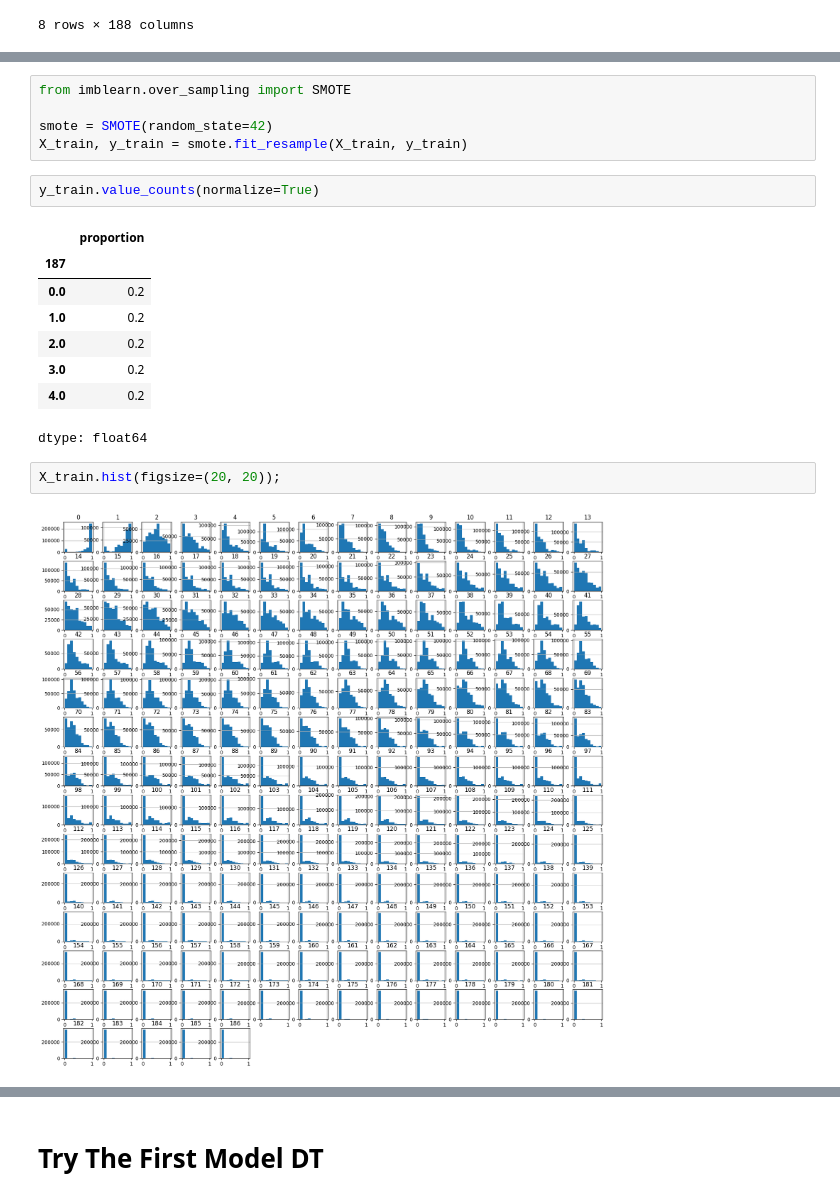
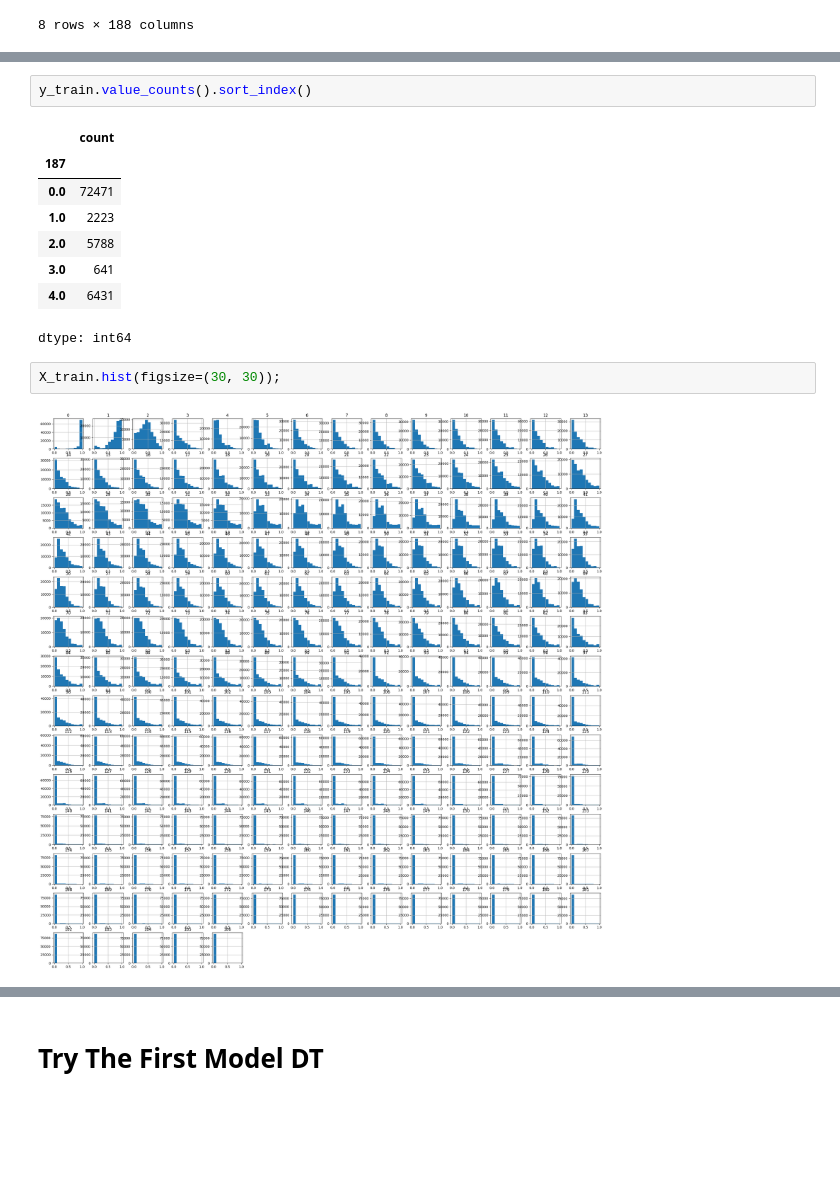
Before and after one commit to wadeea23/ECG-Based-Heartbeat-Classification-Using-Machine-Learning, a Jupyter notebook: caps.ipynb, the cells around one changed output, grey strips where cells are left out. Saved outputs shown, nothing was run; the diff lists cells and outputs as text; blank space fills up the shorter version.

```diff
--- a/caps.ipynb
+++ b/caps.ipynb
@@ -171,23 +139,18 @@ Successfully installed imbalanced-learn-0.14.2 imblearn-0.0 sklearn-compat-0.1.6
-# %%
-from imblearn.over_sampling import SMOTE
-
-smote = SMOTE(random_state=42)
-X_train, y_train = smote.fit_resample(X_train, y_train)
 # %%
-y_train.value_counts(normalize=True)
+y_train.value_counts().sort_index()
 # %% [output]
-|  | proportion |
+|  | count |
 | 187 |  |
-| 0.0 | 0.2 |
-| 1.0 | 0.2 |
-| 2.0 | 0.2 |
-| 3.0 | 0.2 |
-| 4.0 | 0.2 |
+| 0.0 | 72471 |
+| 1.0 | 2223 |
+| 2.0 | 5788 |
+| 3.0 | 641 |
+| 4.0 | 6431 |
-dtype: float64
+dtype: int64
 # %%
-X_train.hist(figsize=(20, 20));
+X_train.hist(figsize=(30, 30));
 # %% [output]
-[figure, old version]
+[figure, new version]
 # %%
 X_train.corr()
 # %% [output]
```
Also changed, not shown: parts of 58 cells of this notebook.
